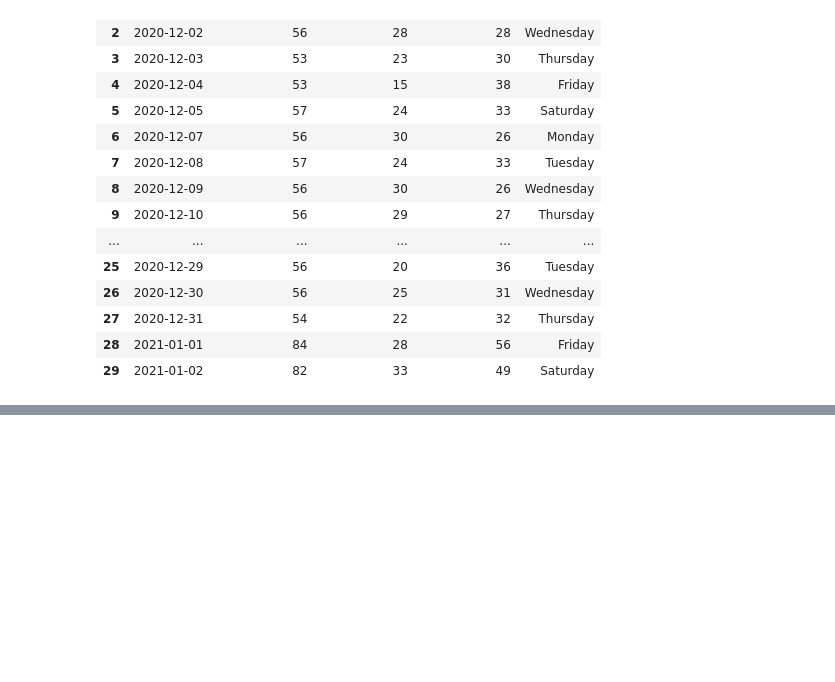
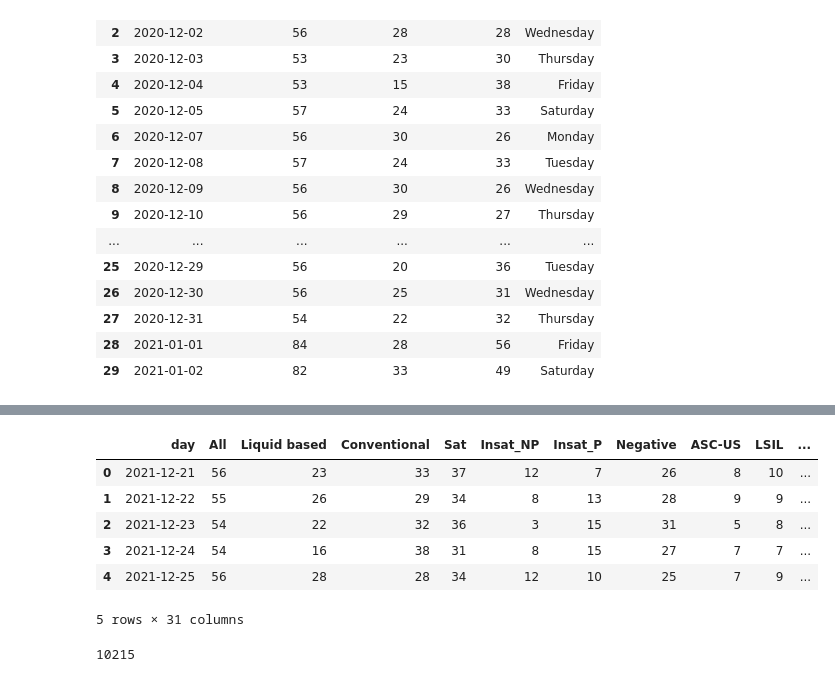
Before and after one commit to mathmax-team/USCAP_Thyroid, a Jupyter notebook: data_generator.ipynb, the cells around one changed output, grey strips where cells are left out. Saved outputs shown, nothing was run; the diff lists cells and outputs as text; code cells hidden in the pictures; blank space fills up the shorter version.

```diff
--- a/data_generator.ipynb
+++ b/data_generator.ipynb
@@ -138,0 +187,30 @@ test_df.to_csv('test_dataframe_T.csv')
+# %%
+def new_row_frequency(df,fecha):
+    columnas= list(test_df.columns)[1:]
+    new_row_in={"day":fecha}
+    df_fecha=df[df["day"]==fecha]
+    new_row_in["All"]=df_fecha.shape[0]
+    for columna in columnas:
+        column_values=list(df_fecha[columna].unique())
+        for tipo in column_values:
+            temp_df=df_fecha[df_fecha[columna]==tipo]
+            new_row_in[tipo]=temp_df.shape[0]
+    types=list(df_fecha["type"].unique())
+    adequacies=list(df_fecha["adequacy"].unique())
+    cytologies=list(df_fecha["cytology"].unique())
+    hystologies=list(df_fecha["hystology"].unique())
+    for tipo in types:
+        for ad in adequacies:
+            temp_df=df_fecha[(df_fecha["type"]==tipo) & (df_fecha["adequacy"]==ad)]
+            new_row_in[tipo+ad]=temp_df.shape[0]
+        for cyt in cytologies:
+            temp_df=df_fecha[(df_fecha["type"]==tipo) & (df_fecha["cytology"]==cyt)]
+            new_row_in[tipo+cyt]=temp_df.shape[0]
+        for hyst in hystologies:
+            temp_df=df_fecha[(df_fecha["type"]==tipo) & (df_fecha["hystology"]==cyt)]
+            new_row_in[tipo+hyst]=temp_df.shape[0]
+
+
+        # new_row_in["weekday"]=week_day(fecha.weekday())
+
+    return pd.DataFrame([new_row_in])
@@ -138,0 +238,10 @@ test_df.to_csv('test_dataframe_T.csv')
+# %%
+def make_frequency_df(df):
+    fechas=df["day"].unique()
+    freq_df=pd.DataFrame()
+    for fecha in fechas:
+        freq_df=pd.concat([freq_df,new_row_frequency(df,fecha)],axis=0, ignore_index=True)
+
+    return freq_df
+# %%
+freq_df=make_frequency_df(test_df)
@@ -138,0 +261,14 @@ test_df.to_csv('test_dataframe_T.csv')
+# %%
+freq_df.head()
+# %% [output]
+|  | day | All | Liquid based | Conventional | Sat | Insat_NP | Insat_P | Negative | ASC-US | LSIL | ... |
+| 0 | 2021-12-21 | 56 | 23 | 33 | 37 | 12 | 7 | 26 | 8 | 10 | ... |
+| 1 | 2021-12-22 | 55 | 26 | 29 | 34 | 8 | 13 | 28 | 9 | 9 | ... |
+| 2 | 2021-12-23 | 54 | 22 | 32 | 36 | 3 | 15 | 31 | 5 | 8 | ... |
+| 3 | 2021-12-24 | 54 | 16 | 38 | 31 | 8 | 15 | 27 | 7 | 7 | ... |
+| 4 | 2021-12-25 | 56 | 28 | 28 | 34 | 12 | 10 | 25 | 7 | 9 | ... |
+5 rows × 31 columns
+# %%
+freq_df["Liquid based"].sum()
+# %% [output]
+10215
```
Also changed, not shown: parts of 68 cells of this notebook, 5 other files.
